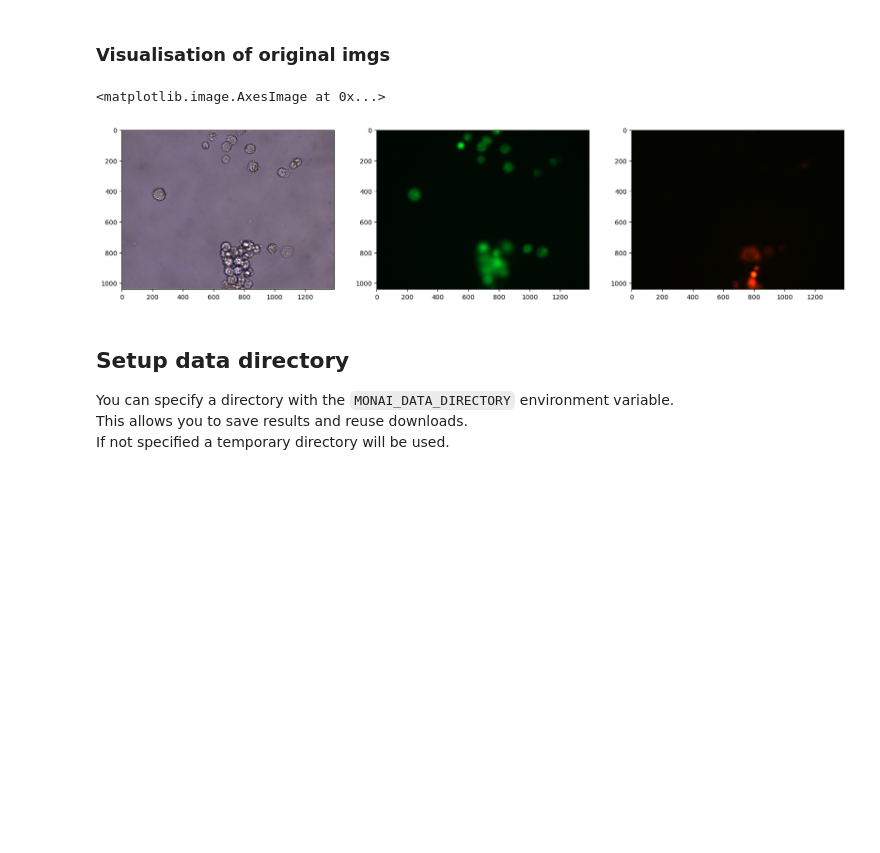
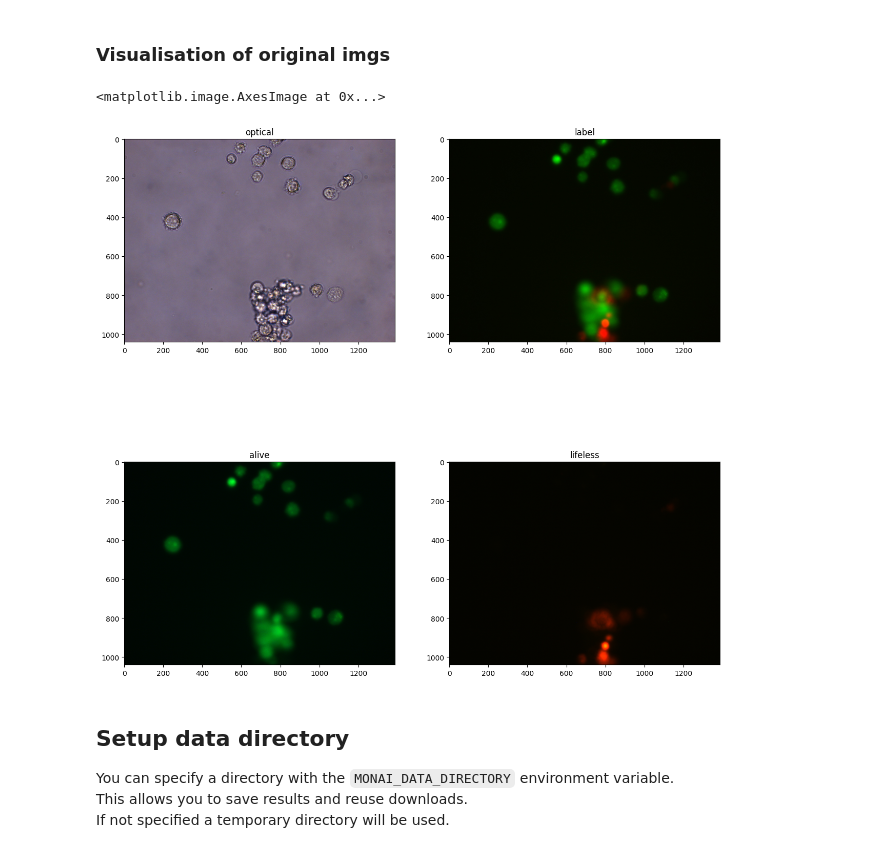
Before and after one commit to pipipyau/apoptosis_segmentation, a Jupyter notebook: data/pipeline_apoptosis_segmentation.ipynb, the cells around one changed output. Cells and saved outputs as stored; diff of their text form; code cells hidden in the pictures; blank space fills up the shorter version.

```diff
--- a/data/pipeline_apoptosis_segmentation.ipynb
+++ b/data/pipeline_apoptosis_segmentation.ipynb
@@ -132,25 +133,33 @@ For details about installing the optional dependencies, please visit:
 # %% [markdown]
 ### Visualisation of original imgs
 # %%
-image_0 = './dataset/Set_1_Cam_AO_PI_19_02_16/1.0.jpg'
+image_0 = './dataset/imagesTr/1.0.jpg'
 image_1 = './dataset/Set_1_Cam_AO_PI_19_02_16/1.1.jpg'
 image_2 = './dataset/Set_1_Cam_AO_PI_19_02_16/1.2.jpg'
+label = './dataset/labelsTr/1.3.jpg'
 # %%
 image_reader = PILReader()
 img_0 = image_reader.read(image_0)
 img_1 = image_reader.read(image_1)
 img_2 = image_reader.read(image_2)
+lbl = image_reader.read(label)
 
-fig = plt.figure("check", (20, 20))
-plt.subplot(131)
+fig = plt.figure("check", (15, 15))
+plt.subplot(221)
+plt.title('optical')
 plt.imshow(img_0)
-plt.subplot(132)
+plt.subplot(222)
+plt.title('label')
+plt.imshow(lbl)
+plt.subplot(223)
+plt.title('alive')
 plt.imshow(img_1)
-plt.subplot(133)
+plt.subplot(224)
+plt.title('lifeless')
 plt.imshow(img_2)
 # %% [output]
 <matplotlib.image.AxesImage at 0x...>
-[figure, old version]
+[figure, new version]
 # %% [markdown]
 ## Setup data directory
 
```
Also changed, not shown: parts of 1 cell of this notebook, 2 other files.
